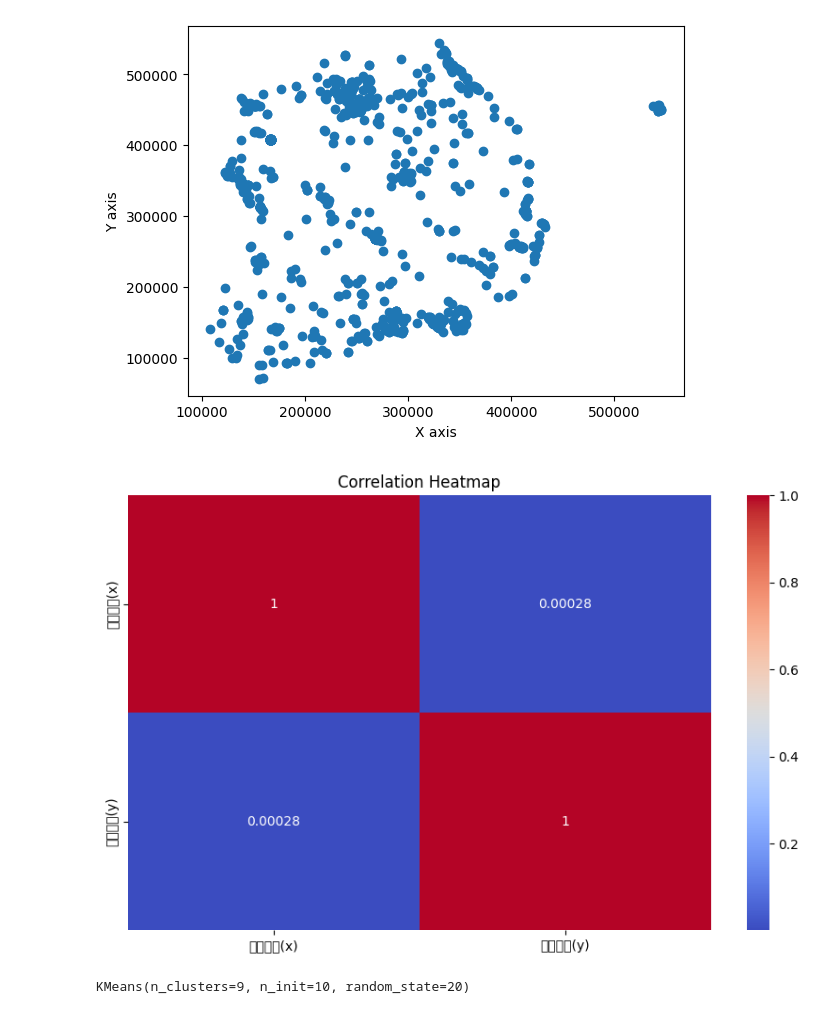
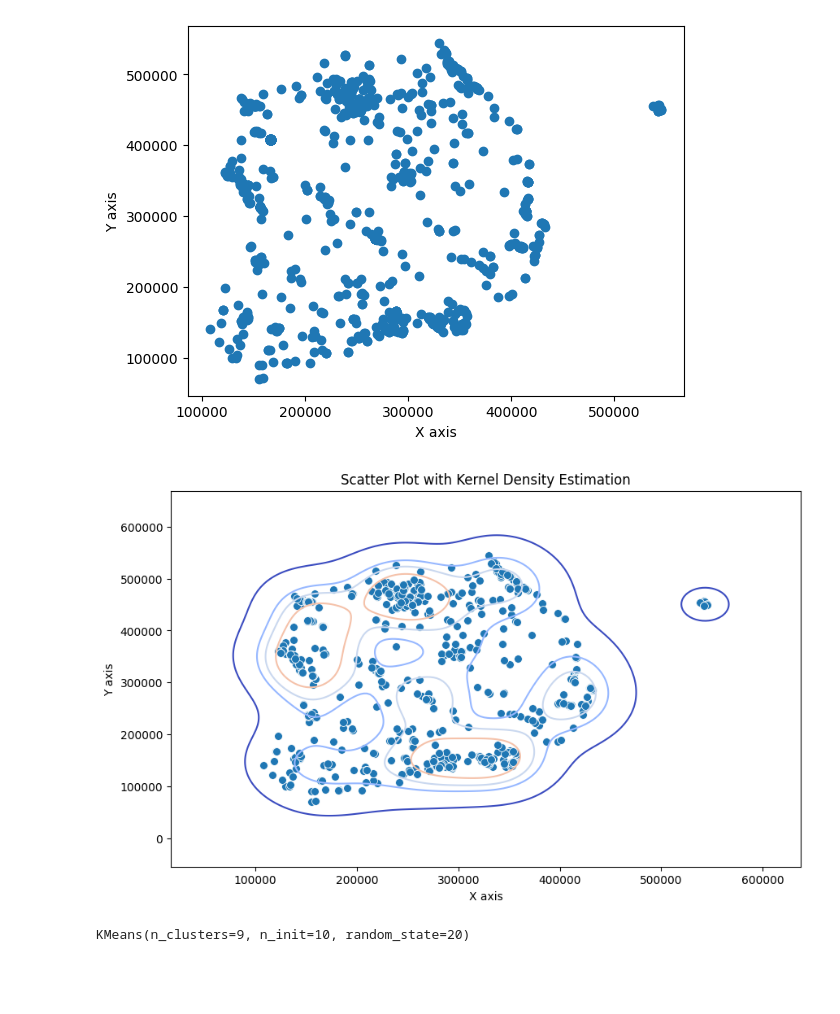
Before and after one commit to Konkuk-Univ-Glocal-Campus/ml202401-midterm-sungminiioo, a Jupyter notebook: Untitled-1.ipynb, the cells around one changed output. Drawn from its saved outputs; the diff is of its cells as text; code cells hidden in the pictures; blank space fills up the shorter version.

```diff
--- a/Untitled-1.ipynb
+++ b/Untitled-1.ipynb
@@ -109,14 +117,17 @@ plt.ylabel("Y axis")
 plt.show()
 # %% [output]
 [figure]
-# %%
-# Heatmap 추가
-plt.figure(figsize=(10, 6))
-sns.heatmap(data.corr(), annot=True, cmap='coolwarm')
-plt.title('Correlation Heatmap')
-plt.show()
-# %% [output]
-[figure, removed]
+# %%
+#산점도와 커널 밀도 추정
+plt.figure(figsize=(10, 6))
+sns.scatterplot(x=data.iloc[:, 0], y=data.iloc[:, 1], cmap="gist_rainbow", s=50)
+sns.kdeplot(x=data.iloc[:, 0], y=data.iloc[:, 1], cmap="coolwarm", levels=5, linewidths=1.5)
+plt.xlabel("X axis")
+plt.ylabel("Y axis")
+plt.title("Scatter Plot with Kernel Density Estimation")
+plt.show()
+# %% [output]
+[figure, added]
 # %%
 #K-means 생성 및 학습
 #n_clusters를 처음에 9로 정한 이유: 전국 8도 + 울릉도
```
Also changed, not shown: parts of 1 cell of this notebook.
